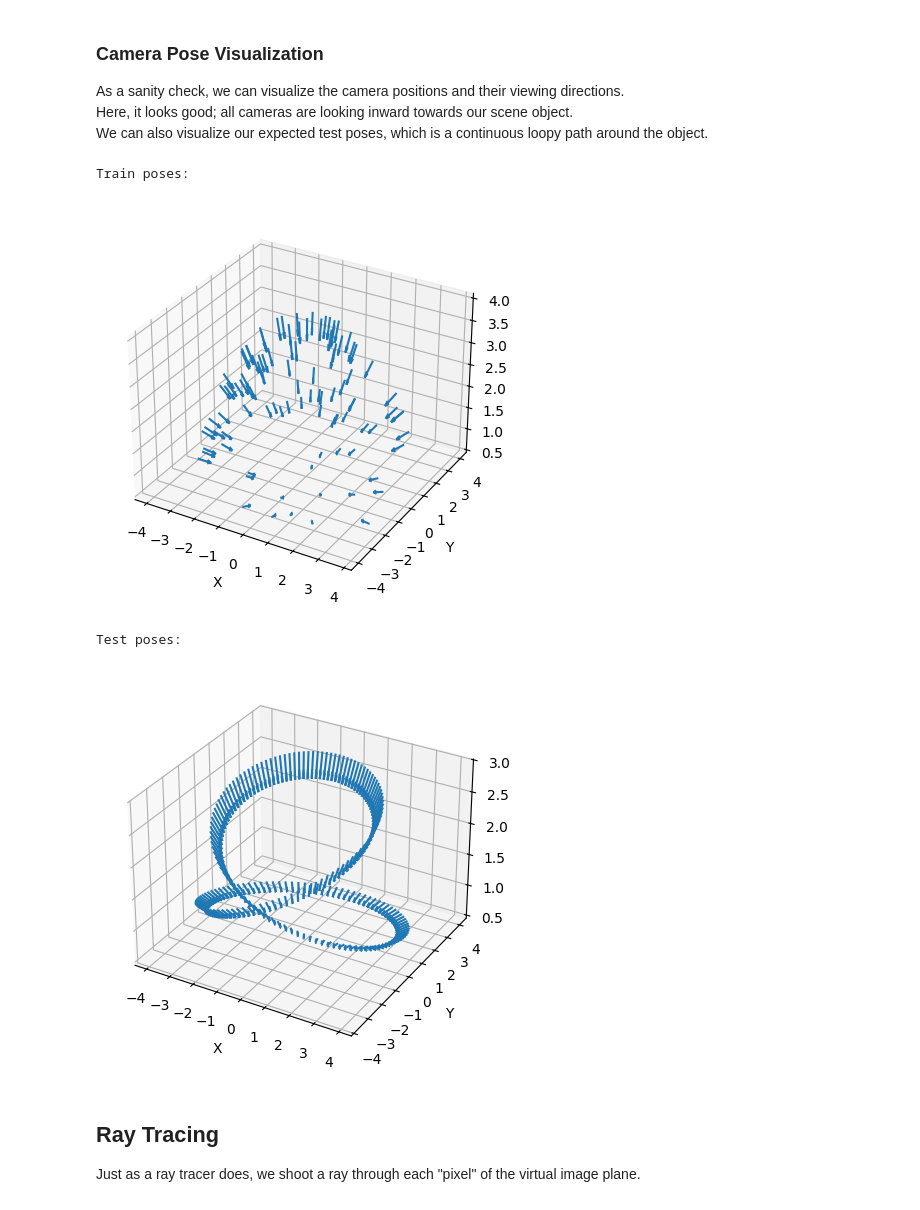
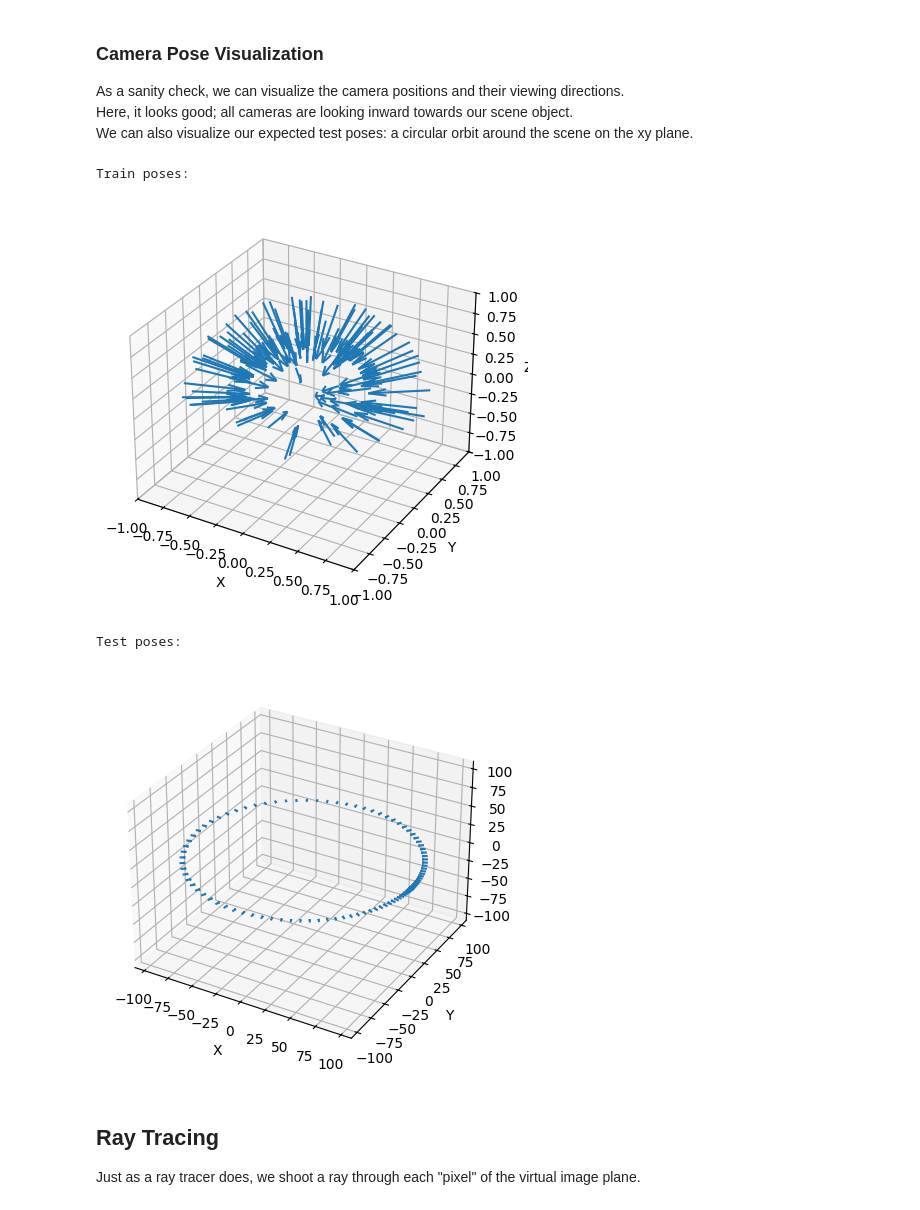
Before and after one commit to stonecodecs/neural_scattering_field, a Jupyter notebook: demo.ipynb, the cells around one changed output. Cells and saved outputs as stored; diff of their text form; code cells hidden in the pictures.

Commit message:
Fix plotting bug

```diff
--- a/demo.ipynb
+++ b/demo.ipynb
@@ -15,33 +15,50 @@ The autoreload extension is already loaded. To reload it, use:
 import os
 import utils
 
+base_path = "../lego_mist"
 # get train and test data
-train_dict  = utils.load_transforms_json(os.path.join(os.getcwd(), "data", "lego"), "transforms_train.json")
-test_dict   = utils.load_transforms_json(os.path.join(os.getcwd(), "data", "lego"), "transforms_test.json")
-train_imgs  = utils.get_images_from_folder(os.path.join(os.getcwd(), "data", "lego", "train"))
-test_imgs   = utils.get_images_from_folder(os.path.join(os.getcwd(), "data", "lego", "test"))
+train_dict  = utils.load_transforms_json(os.path.join(os.getcwd(), base_path), "transforms_train.json")
+test_dict   = utils.load_transforms_json(os.path.join(os.getcwd(), base_path), "transforms_test.json")
+train_imgs  = utils.get_images_from_folder(os.path.join(os.getcwd(), base_path, "train"))
+
+# Here, our dataset doesn't have test image GTs due to the long process of rendering reference images.
+# Hence, it will be used only to demonstrate novel view synthesis.
+# test_imgs   = utils.get_images_from_folder(os.path.join(os.getcwd(), "data", "lego_mist", "test"))
 # %% [markdown]
 ### Camera Pose Visualization
 As a sanity check, we can visualize the camera positions and their viewing directions.\
 Here, it looks good; all cameras are looking inward towards our scene object.\
-We can also visualize our expected test poses, which is a continuous loopy path around the object.
+We can also visualize our expected test poses: a circular orbit around the scene on the xy plane.
-# %%
-import render
-import ms_nerf as ms
-import torch
-
-train_poses = train_dict["poses"]
-test_poses  = test_dict["poses"]
-focal = train_dict["focal"][0]
-print("Train poses:")
-utils.ray_plot(*render.get_camera_poses(train_poses))
-print("Test poses:")
-utils.ray_plot(*render.get_camera_poses(test_poses))
-# %% [output]
-Train poses:
-[figure, removed]
-Test poses:
-[figure, removed]
+# %%
+from render import get_camera_poses
+import ms_nerf as ms
+import torch
+
+train_poses = train_dict["poses"]
+test_poses  = test_dict["poses"]
+focal_x, focal_y = train_dict["focal"][:]
+N_train = train_poses.shape[0]
+N_test  = test_poses.shape[0]
+
+# train_origins_raw, _ = get_camera_poses(train_poses, transpose=False, normalize=False)
+# scene_center = train_origins_raw.mean(dim=0, keepdim=True)  # shape (1,3)
+# scale = torch.max(torch.norm(train_origins_raw - scene_center, dim=-1))
+# print(f"Scene Center: {scene_center}, Scale: {scale}")
+
+# # print("Train poses:")
+# utils.ray_plot(*get_camera_poses(train_poses, transpose=False, normalize=True, center=scene_center, scale=scale))
+# # print("Test poses:")
+# utils.ray_plot(*get_camera_poses(test_poses, transpose=False, normalize=True, is_test=True, center=scene_center, scale=scale))
+
+print("Train poses:")
+utils.ray_plot(*get_camera_poses(train_poses, transpose=False, normalize=True))
+print("Test poses:")
+utils.ray_plot(*get_camera_poses(test_poses, transpose=False, normalize=False)) # debug this
+# %% [output]
+Train poses:
+[figure, added]
+Test poses:
+[figure, added]
 # %% [markdown]
 ## Ray Tracing
 Just as a ray tracer does, we shoot a ray through each "pixel" of the virtual image plane.
```
Also changed, not shown: parts of 13 cells of this notebook, 4 other files.
